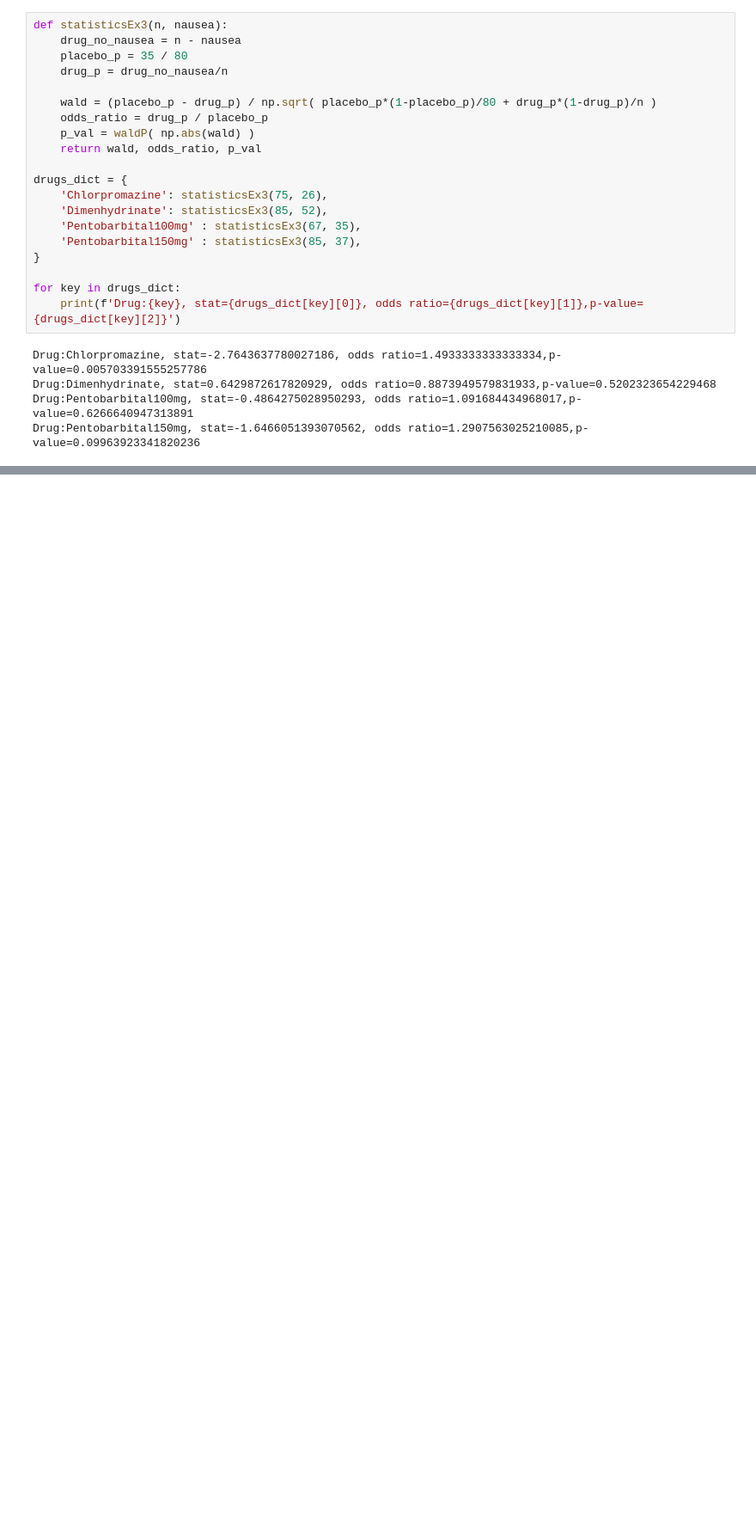
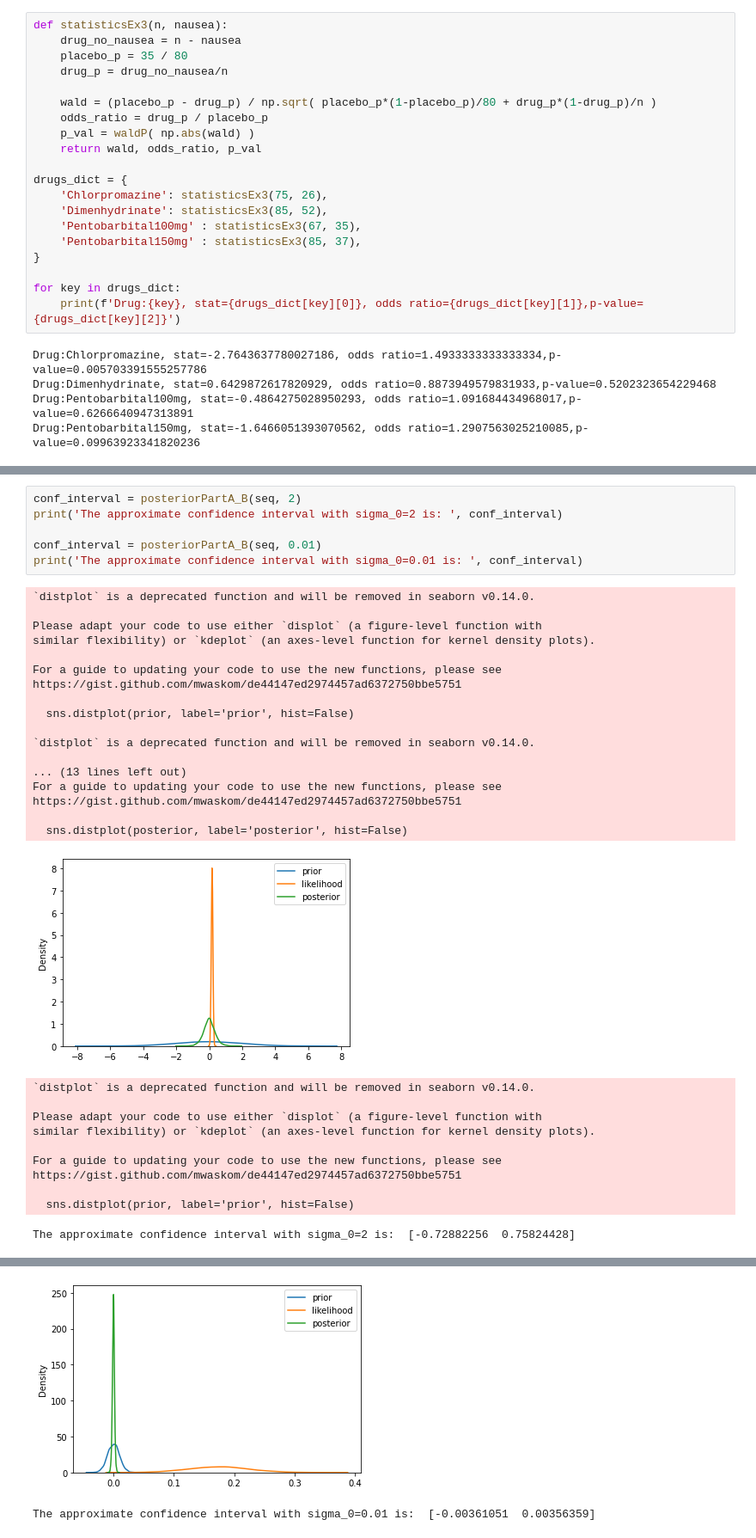
Before and after one commit to vyeoms/assignments, a Jupyter notebook: stats4ds/week4.ipynb, the cells around one changed output, grey strips where cells are left out. Shown at 86% size. Saved outputs shown, nothing was run; the diff lists cells and outputs as text; blank space fills up the shorter version.

```diff
--- a/stats4ds/week4.ipynb
+++ b/stats4ds/week4.ipynb
@@ -208,0 +266,35 @@ NameError: name 'mean_estimates' is not defined
+# %%
+conf_interval = posteriorPartA_B(seq, 2)
+print('The approximate confidence interval with sigma_0=2 is: ', conf_interval)
+
+conf_interval = posteriorPartA_B(seq, 0.01)
+print('The approximate confidence interval with sigma_0=0.01 is: ', conf_interval)
+# %% [output]
+`distplot` is a deprecated function and will be removed in seaborn v0.14.0.
+
+Please adapt your code to use either `displot` (a figure-level function with
+similar flexibility) or `kdeplot` (an axes-level function for kernel density plots).
+
+For a guide to updating your code to use the new functions, please see
+https://gist.github.com/mwaskom/de44147ed2974457ad6372750bbe5751
+
+  sns.distplot(prior, label='prior', hist=False)
+
+`distplot` is a deprecated function and will be removed in seaborn v0.14.0.
+
+... (13 lines left out)
+For a guide to updating your code to use the new functions, please see
+https://gist.github.com/mwaskom/de44147ed2974457ad6372750bbe5751
+
+  sns.distplot(posterior, label='posterior', hist=False)
+[figure, added]
+`distplot` is a deprecated function and will be removed in seaborn v0.14.0.
+
+Please adapt your code to use either `displot` (a figure-level function with
+similar flexibility) or `kdeplot` (an axes-level function for kernel density plots).
+
+For a guide to updating your code to use the new functions, please see
+https://gist.github.com/mwaskom/de44147ed2974457ad6372750bbe5751
+
+  sns.distplot(prior, label='prior', hist=False)
+The approximate confidence interval with sigma_0=2 is:  [-0.72882256  0.75824428]
@@ -208,0 +320,2 @@ NameError: name 'mean_estimates' is not defined
+[figure, added]
+The approximate confidence interval with sigma_0=0.01 is:  [-0.00361051  0.00356359]
```
Also changed, not shown: parts of 18 cells of this notebook.
